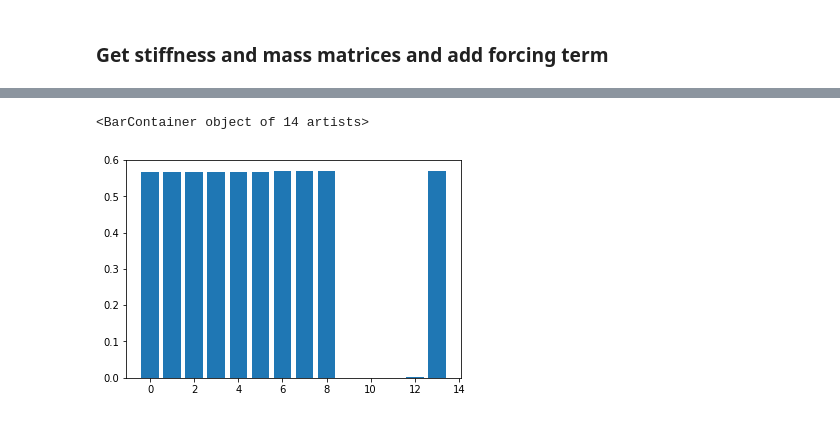
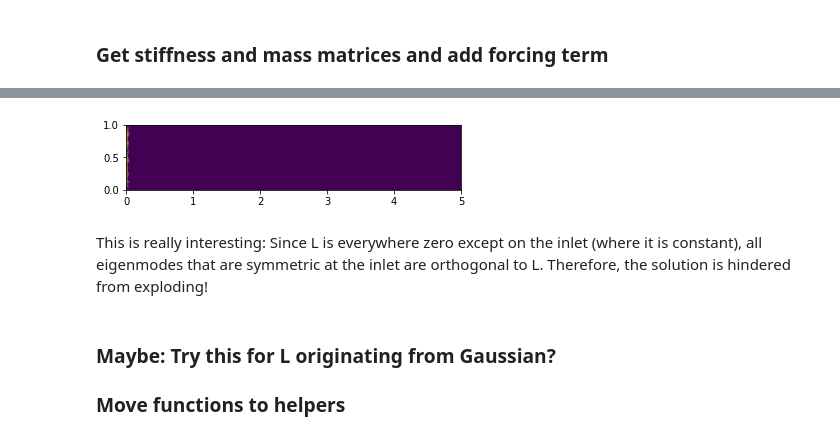
Before and after one commit to FMatti/Maxwell-MRI, a Jupyter notebook: scripts/wg2D_frequency_response.ipynb, the cells around one changed output, grey strips where cells are left out. Drawn from its saved outputs; the diff is of its cells as text; code cells hidden in the pictures.

```diff
--- a/scripts/wg2D_frequency_response.ipynb
+++ b/scripts/wg2D_frequency_response.ipynb
@@ -130,11 +169,10 @@ def add_boundary_values(vec, V, bc):
-# %%
-n = 14
-inner = np.empty(n)
-for i in range(n):
-    eigvec = add_boundary_values(eigvecs[i], V, bc)
-    inner[i] = np.inner(eigvec, L.get_local())
-plt.bar(range(n), np.abs(inner))
-# SOO GOD DAMN COOL!!!
-# %% [output]
-<BarContainer object of 14 artists>
-[figure, removed]
+# %%
+plot_eigenvector(L.get_local(), V, bc, reduced=False)
+plt.savefig('L.png', dpi=300)
+# %% [output]
+[figure, added]
+# %% [markdown]
+This is really interesting: Since L is everywhere zero except on the inlet (where it is constant), all eigenmodes that are symmetric at the inlet are orthogonal to L. Therefore, the solution is hindered from exploding!
+# %% [markdown]
+### Maybe: Try this for L originating from Gaussian?
+### Move functions to helpers
```
Also changed, not shown: parts of 14 cells of this notebook.
